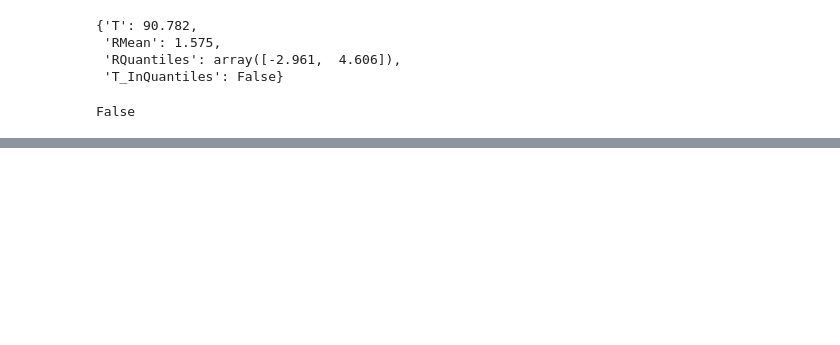
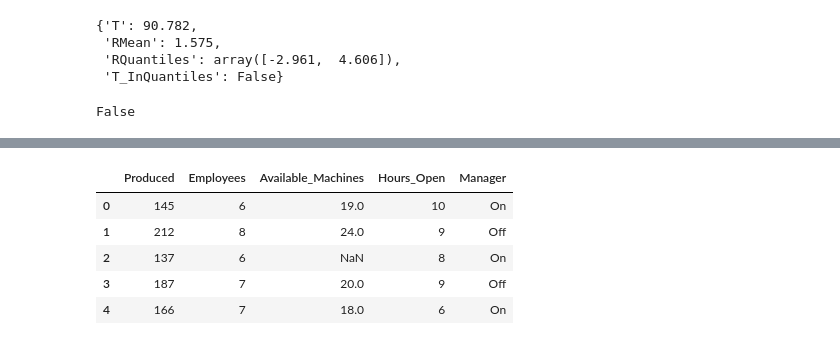
Before and after one commit to M-Christensen/ATPA, a Jupyter notebook: SOAModule_Notes/Module2/Sec2_MissingExtremeData.ipynb, the cells around one changed output, grey strips where cells are left out. Drawn from its saved outputs; the diff is of its cells as text; code cells hidden in the pictures; blank space fills up the shorter version.

Commit message:
Added imputation class

```diff
--- a/SOAModule_Notes/Module2/Sec2_MissingExtremeData.ipynb
+++ b/SOAModule_Notes/Module2/Sec2_MissingExtremeData.ipynb
@@ -149,7 +162,7 @@ Test_stat
 
 # Do a for loop to reorder the data, find the R values, and create a distribution to compare against the test statistic. The permutations are done on the variable that does not have missing value. That way the is_missing vector can be reused.
 random.seed(1234)
-nrun = 1000
+nrun = 100
 R_vals = [0 for i in range(nrun)]
 ind = np.arange(len(flights))
 for i in range(nrun):
@@ -198,0 +239,38 @@ production
+# %%
+class ImputationMethods:
+    def __init__(self, data):
+        self.data = data
+
+    def MeanImputation(self, col_to_impute):
+        self.data.loc[self.data.loc[:, col_to_impute].isna(), col_to_impute] = self.data.loc[self.data.loc[:, col_to_impute].notna(), col_to_impute].mean()
+
+        return self.data
+
+    def RegressionImputation(self, col_to_impute, target_var):
+        x = self.data.loc[self.data.loc[:, col_to_impute].notna(), :].drop([col_to_impute, target_var], axis=1)
+        y = self.data.loc[self.data.loc[:, col_to_impute].notna(), col_to_impute]
+
+        mod = LinearRegression().fit(x,y)
+        self.data.loc[self.data.loc[:, col_to_impute].isna(), col_to_impute] = mod.predict(self.data.loc[self.data.loc[:, col_to_impute].isna(), :].drop([col_to_impute, target_var], axis=1))
+
+        return self.data
+
+    def KNNImputation_SingleVar(self, col_to_impute, target_var, n):
+        x = self.data.loc[self.data.loc[:, col_to_impute].notna(), :].drop([col_to_impute, target_var], axis=1)
+        y = self.data.loc[self.data.loc[:, col_to_impute].notna(), col_to_impute]
+
+        mod = KNeighborsRegressor(n_neighbors=n).fit(x,y)
+        self.data.loc[self.data.loc[:, col_to_impute].isna(), col_to_impute] = mod.predict(self.data.loc[self.data.loc[:, col_to_impute].isna(), :].drop([col_to_impute, target_var], axis=1))
+
+        return self.data
+
+    def CategoricalMeanImputation(self, col_to_impute):
+        cnts = self.data.loc[:, col_to_impute].value_counts()
+
+        na_count = self.data.loc[:, col_to_impute].isna().sum()
+        samps = random.choices(population = cnts.index.values,
+                                weights = cnts.values,
+                                k = na_count)
+
+        self.data.loc[self.data.loc[:, col_to_impute].isna(), col_to_impute] = samps
+        return self.data
@@ -199,3 +304,15 @@ production
+# %%
+production = pd.DataFrame({"Produced": [145,212,137,187,166],"Employees": [6,8,6,7,7],"Available_Machines":[19,24,np.nan,20,18],"Hours_Open":[10,9,8,9,6]})
+production["Manager"] = ["On","Off","On","Off",np.nan]
+prod_Impute = ImputationMethods(production.copy())
+display(prod_Impute.CategoricalMeanImputation('Manager'))
+# %% [output]
+|  | Produced | Employees | Available_Machines | Hours_Open | Manager |
+| 0 | 145 | 6 | 19.0 | 10 | On |
+| 1 | 212 | 8 | 24.0 | 9 | Off |
+| 2 | 137 | 6 | NaN | 8 | On |
+| 3 | 187 | 7 | 20.0 | 9 | Off |
+| 4 | 166 | 7 | 18.0 | 6 | On |
 # %%
 # Chunk 4: Mean imputation
 
```
Also changed, not shown: parts of 16 cells of this notebook.
